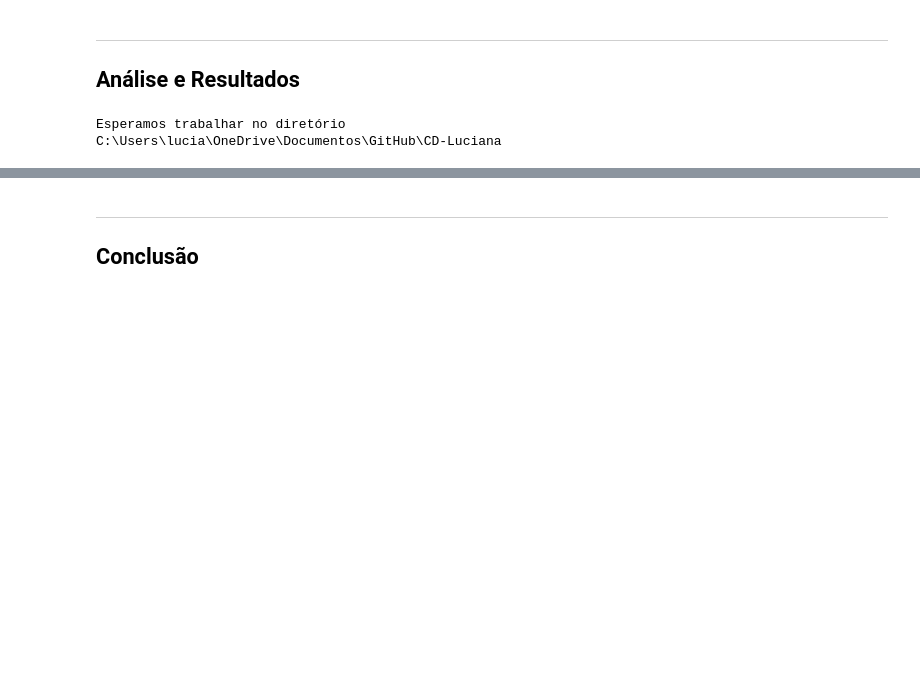
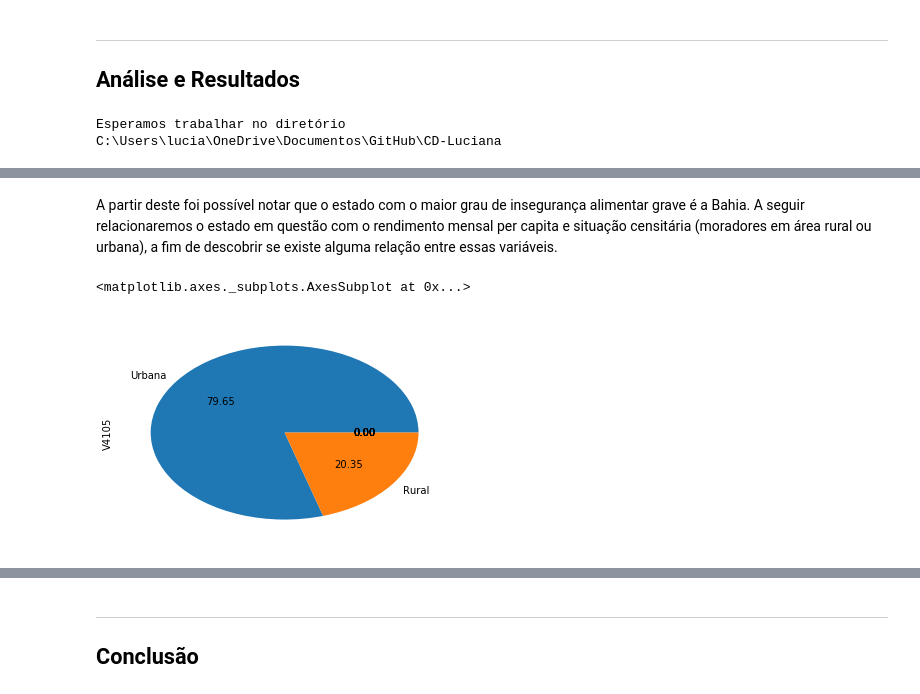
Before and after one commit to Lucianacadef/CD-Luciana, a Jupyter notebook: Projeto1 Layout.ipynb, the cells around one changed output, grey strips where cells are left out. Drawn from its saved outputs; the diff is of its cells as text; code cells hidden in the pictures; blank space fills up the shorter version.

```diff
--- a/Projeto1 Layout.ipynb
+++ b/Projeto1 Layout.ipynb
@@ -54,0 +107,7 @@ dados_resumidos
+# %% [markdown]
+A partir deste foi possível notar que o estado com o maior grau de insegurança alimentar grave é a Bahia. A seguir relacionaremos o estado em questão com o rendimento mensal per capita e situação censitária (moradores em área rural ou urbana), a fim de descobrir se existe alguma relação entre essas variáveis.
+# %%
+dados[dados.UF=="Bahia"].V4105.value_counts().plot(kind="pie",autopct='%0.2f')
+# %% [output]
+<matplotlib.axes._subplots.AxesSubplot at 0x...>
+[figure, added]
```
Also changed, not shown: parts of 19 cells of this notebook, 1 other file.
